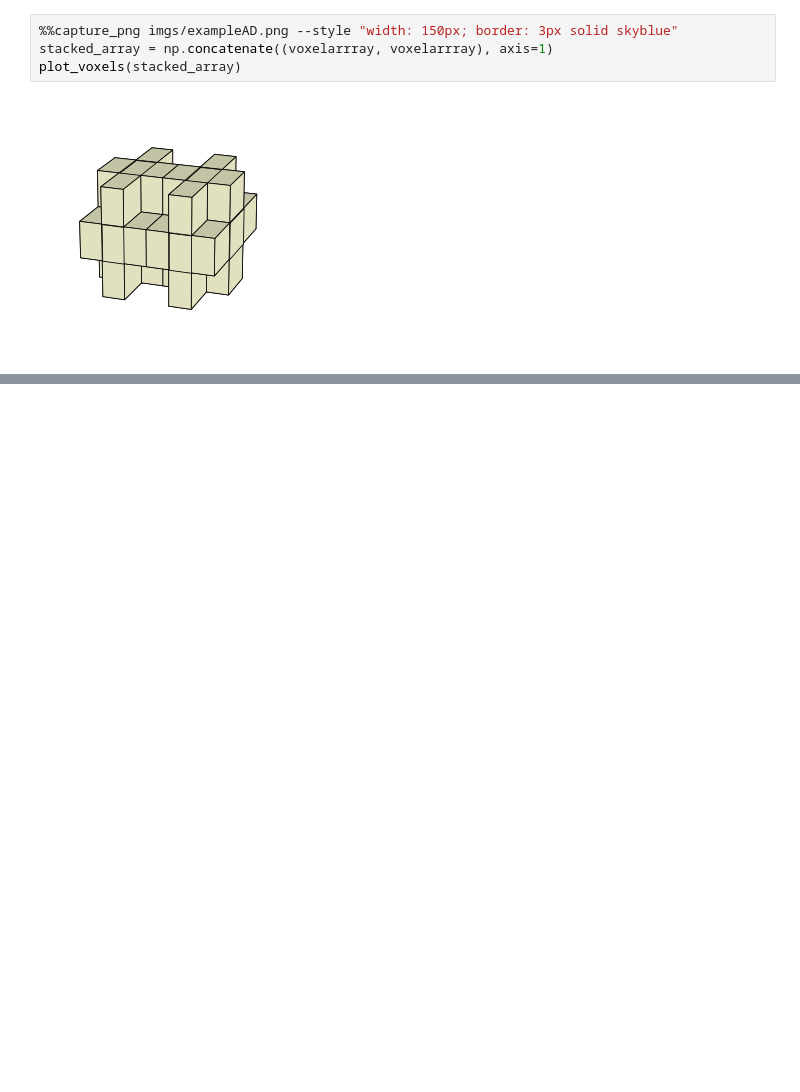
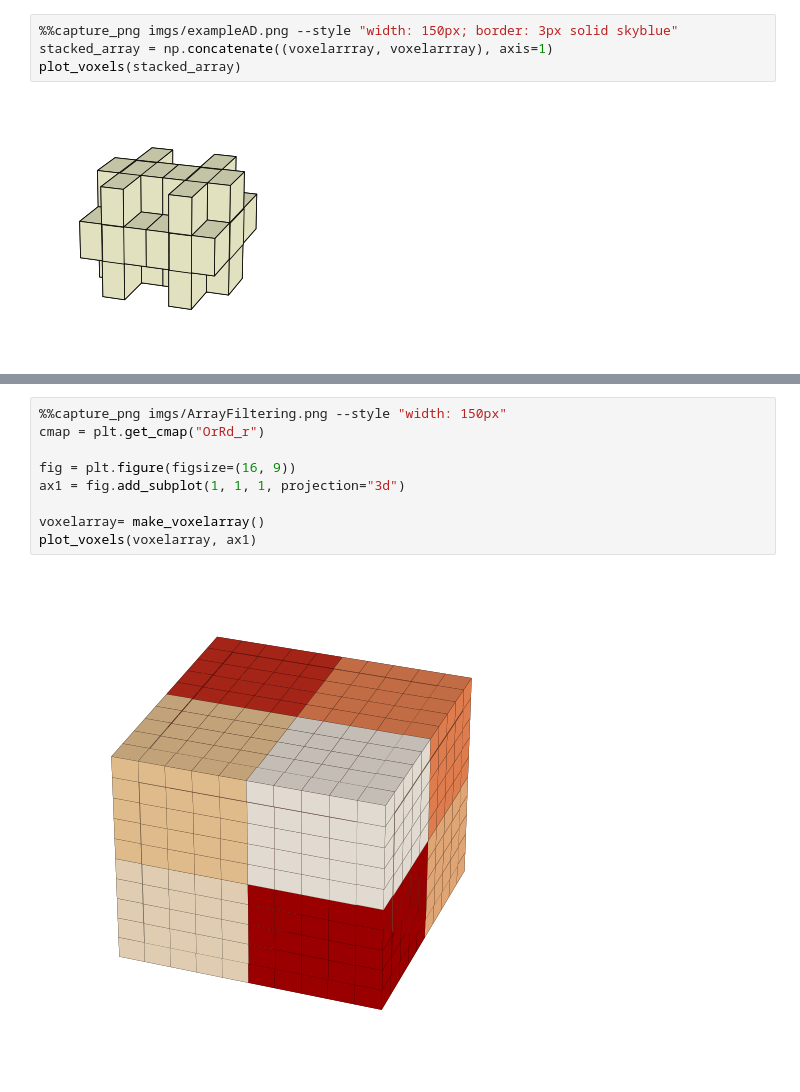
Before and after one commit to kolibril13/plywood-gallery, a Jupyter notebook: gallery.ipynb, the cells around one changed output, grey strips where cells are left out. Cells and saved outputs as stored; diff of their text form; blank space fills up the shorter version.

```diff
--- a/gallery.ipynb
+++ b/gallery.ipynb
@@ -216,0 +260,11 @@ plot_voxels(stacked_array)
+# %%
+%%capture_png imgs/ArrayFiltering.png --style "width: 150px"
+cmap = plt.get_cmap("OrRd_r")
+
+fig = plt.figure(figsize=(16, 9))
+ax1 = fig.add_subplot(1, 1, 1, projection="3d")
+
+voxelarray= make_voxelarray()
+plot_voxels(voxelarray, ax1)
+# %% [output]
+[figure, added]
```
Also changed, not shown: parts of 16 cells of this notebook, 10 other files.
